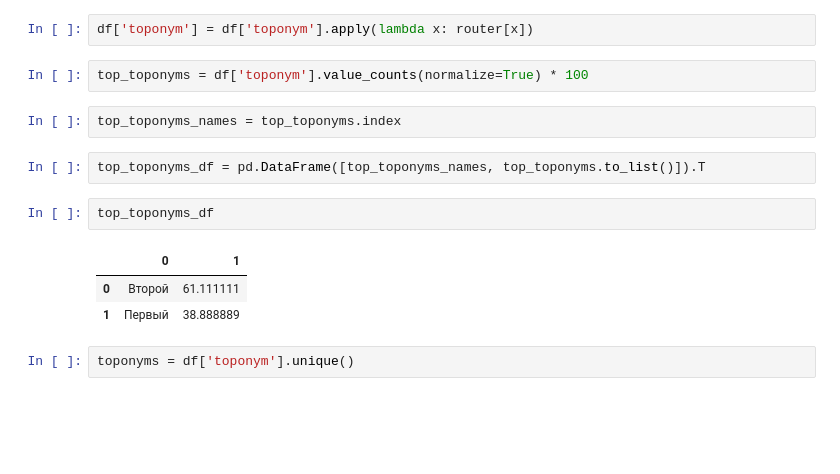
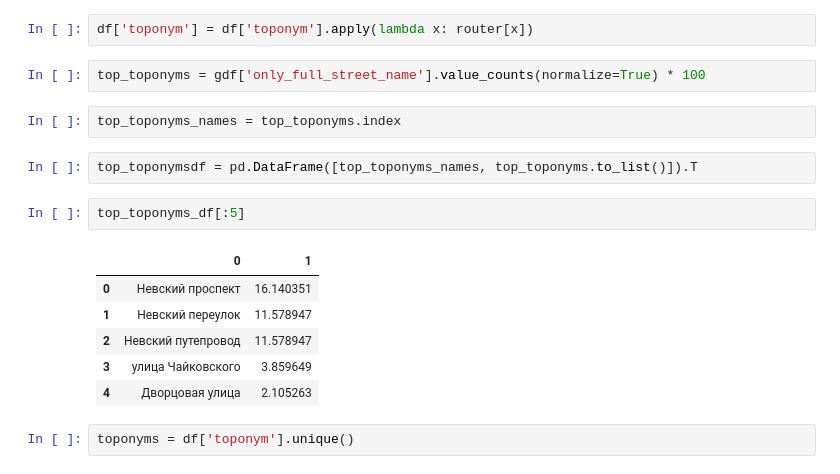
Before and after one commit to Sandrro/sloyka, a Jupyter notebook: examples/leons_work.ipynb, the cells around one changed output. Drawn from its saved outputs; the diff is of its cells as text; blank space fills up the shorter version.

```diff
--- a/examples/leons_work.ipynb
+++ b/examples/leons_work.ipynb
@@ -254,17 +235,20 @@ router = {0: 'Первый', 1: 'Второй', 2: None}
 # %%
 df['toponym'] = df['toponym'].apply(lambda x: router[x])
 # %%
-top_toponyms = df['toponym'].value_counts(normalize=True) * 100
+top_toponyms = gdf['only_full_street_name'].value_counts(normalize=True) * 100
 # %%
 top_toponyms_names = top_toponyms.index
 # %%
-top_toponyms_df = pd.DataFrame([top_toponyms_names, top_toponyms.to_list()]).T
+top_toponymsdf = pd.DataFrame([top_toponyms_names, top_toponyms.to_list()]).T
 # %%
-top_toponyms_df
+top_toponyms_df[:5]
 # %% [output]
 |  | 0 | 1 |
-| 0 | Второй | 61.111111 |
-| 1 | Первый | 38.888889 |
+| 0 | Невский проспект | 16.140351 |
+| 1 | Невский переулок | 11.578947 |
+| 2 | Невский путепровод | 11.578947 |
+| 3 | улица Чайковского | 3.859649 |
+| 4 | Дворцовая улица | 2.105263 |
 # %%
 toponyms = df['toponym'].unique()
 # %%
```
Also changed, not shown: parts of 20 cells of this notebook, 2 other files.
